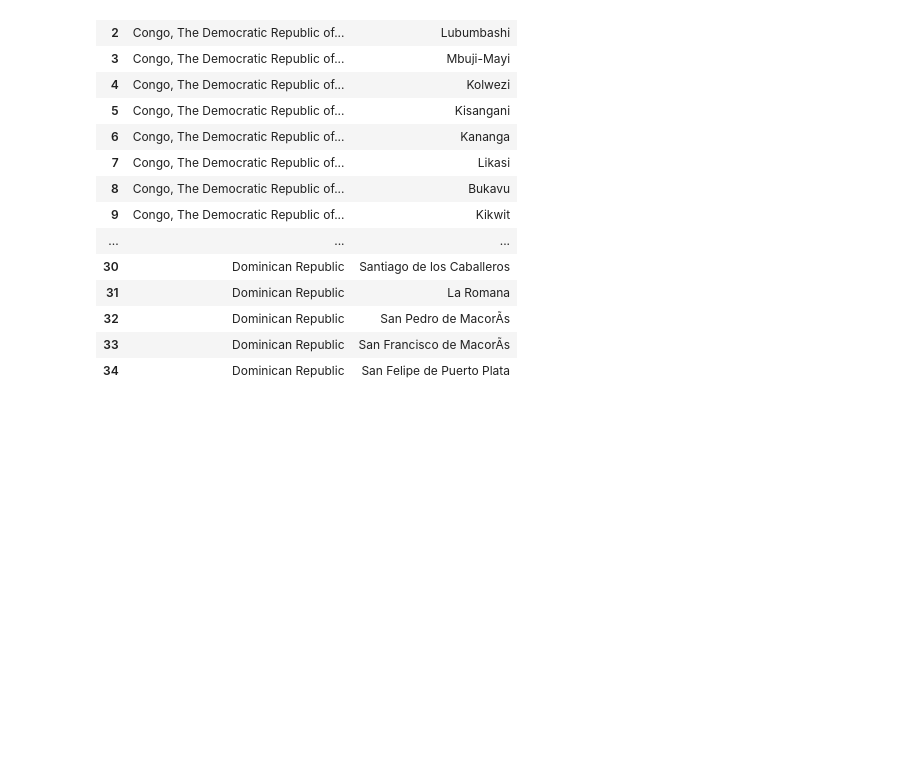
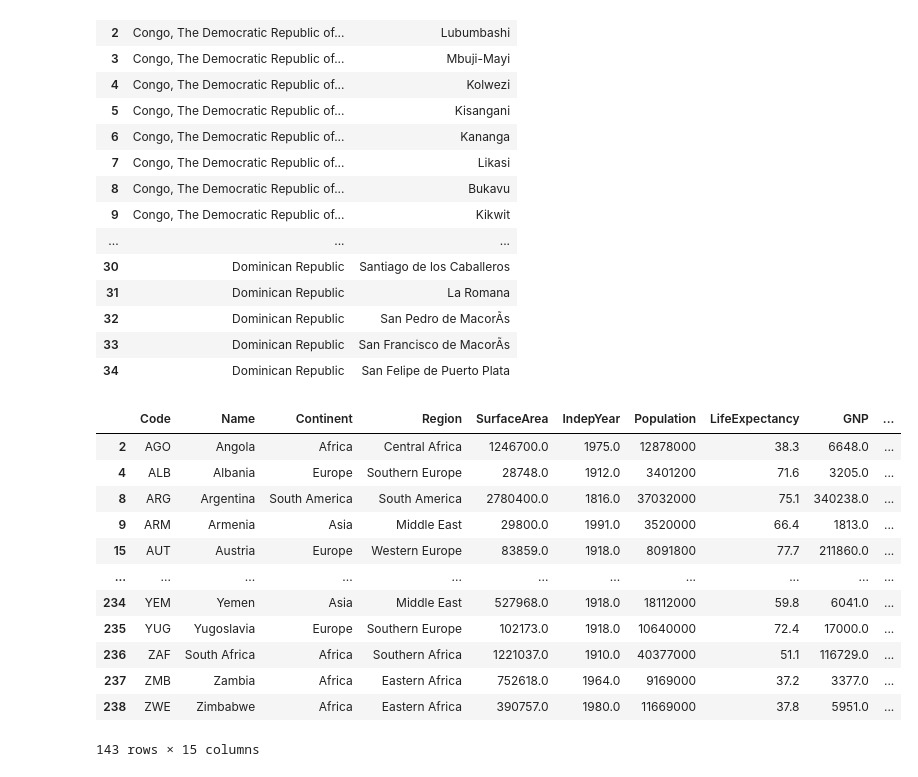
Before and after one commit to cldud400/fintech_class, a Jupyter notebook: Database/python_sql_1.ipynb, the cells around one changed output. Cells and saved outputs as stored; diff of their text form; code cells hidden in the pictures; blank space fills up the shorter version.

```diff
--- a/Database/python_sql_1.ipynb
+++ b/Database/python_sql_1.ipynb
@@ -363,0 +416,17 @@ df
+# %%
+# pandas ver
+country_df[country_df.GovernmentForm.str.contains('Republic')]
+# %% [output]
+|  | Code | Name | Continent | Region | SurfaceArea | IndepYear | Population | LifeExpectancy | GNP | ... |
+| 2 | AGO | Angola | Africa | Central Africa | 1246700.0 | 1975.0 | 12878000 | 38.3 | 6648.0 | ... |
+| 4 | ALB | Albania | Europe | Southern Europe | 28748.0 | 1912.0 | 3401200 | 71.6 | 3205.0 | ... |
+| 8 | ARG | Argentina | South America | South America | 2780400.0 | 1816.0 | 37032000 | 75.1 | 340238.0 | ... |
+| 9 | ARM | Armenia | Asia | Middle East | 29800.0 | 1991.0 | 3520000 | 66.4 | 1813.0 | ... |
+| 15 | AUT | Austria | Europe | Western Europe | 83859.0 | 1918.0 | 8091800 | 77.7 | 211860.0 | ... |
+| ... | ... | ... | ... | ... | ... | ... | ... | ... | ... | ... |
+| 234 | YEM | Yemen | Asia | Middle East | 527968.0 | 1918.0 | 18112000 | 59.8 | 6041.0 | ... |
+| 235 | YUG | Yugoslavia | Europe | Southern Europe | 102173.0 | 1918.0 | 10640000 | 72.4 | 17000.0 | ... |
+| 236 | ZAF | South Africa | Africa | Southern Africa | 1221037.0 | 1910.0 | 40377000 | 51.1 | 116729.0 | ... |
+| 237 | ZMB | Zambia | Africa | Eastern Africa | 752618.0 | 1964.0 | 9169000 | 37.2 | 3377.0 | ... |
+| 238 | ZWE | Zimbabwe | Africa | Eastern Africa | 390757.0 | 1980.0 | 11669000 | 37.8 | 5951.0 | ... |
+143 rows × 15 columns
```
Also changed, not shown: parts of 34 cells of this notebook, 9 other files.
